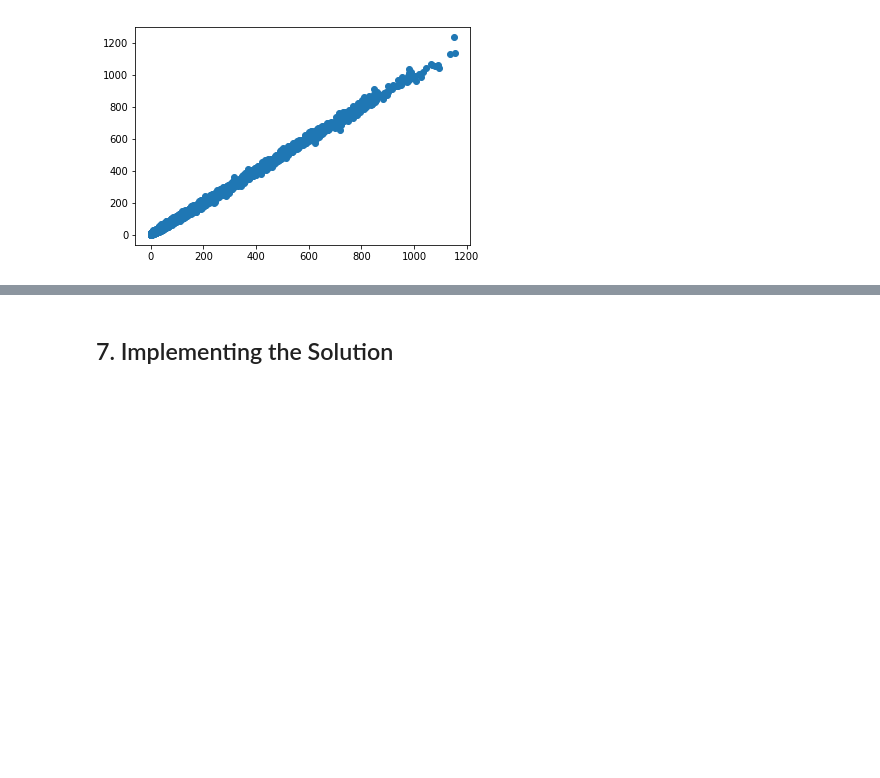
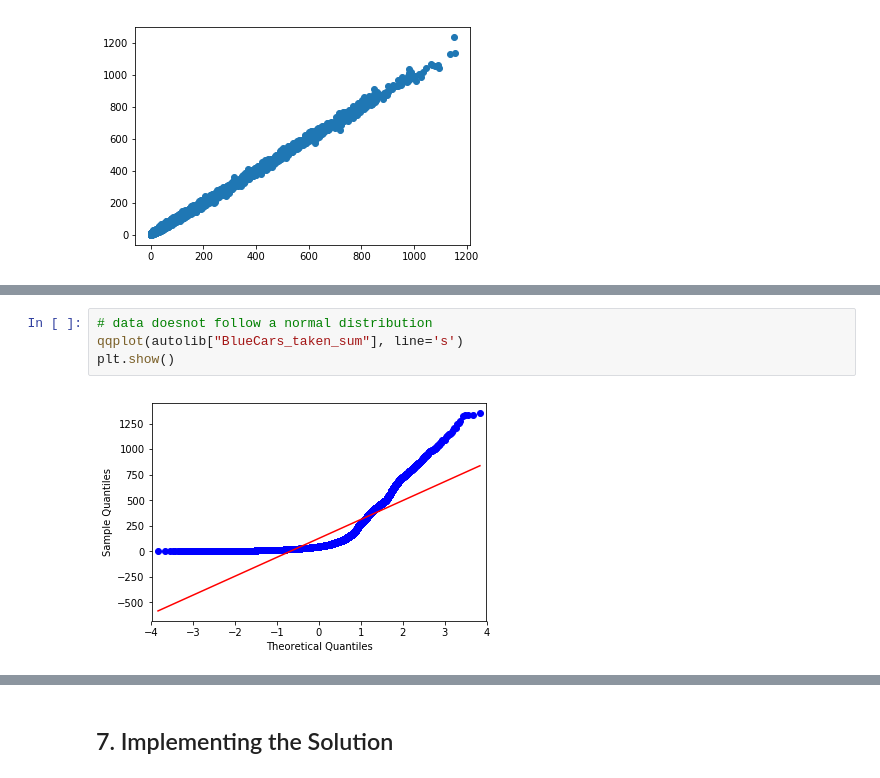
Before and after one commit to ibrahimabdike/IP_Week3_core_Ibrahim_Yahya, a Jupyter notebook: IP_Week3_core_Ibrahim_Yahya.ipynb, the cells around one changed output, grey strips where cells are left out. Drawn from its saved outputs; the diff is of its cells as text; blank space fills up the shorter version.

```diff
--- a/IP_Week3_core_Ibrahim_Yahya.ipynb
+++ b/IP_Week3_core_Ibrahim_Yahya.ipynb
@@ -742,0 +729,6 @@ plt.scatter(y_test,predictions)
+# %%
+# data doesnot follow a normal distribution
+qqplot(autolib["BlueCars_taken_sum"], line='s')
+plt.show()
+# %% [output]
+[figure, added]
```
Also changed, not shown: parts of 8 cells of this notebook.
